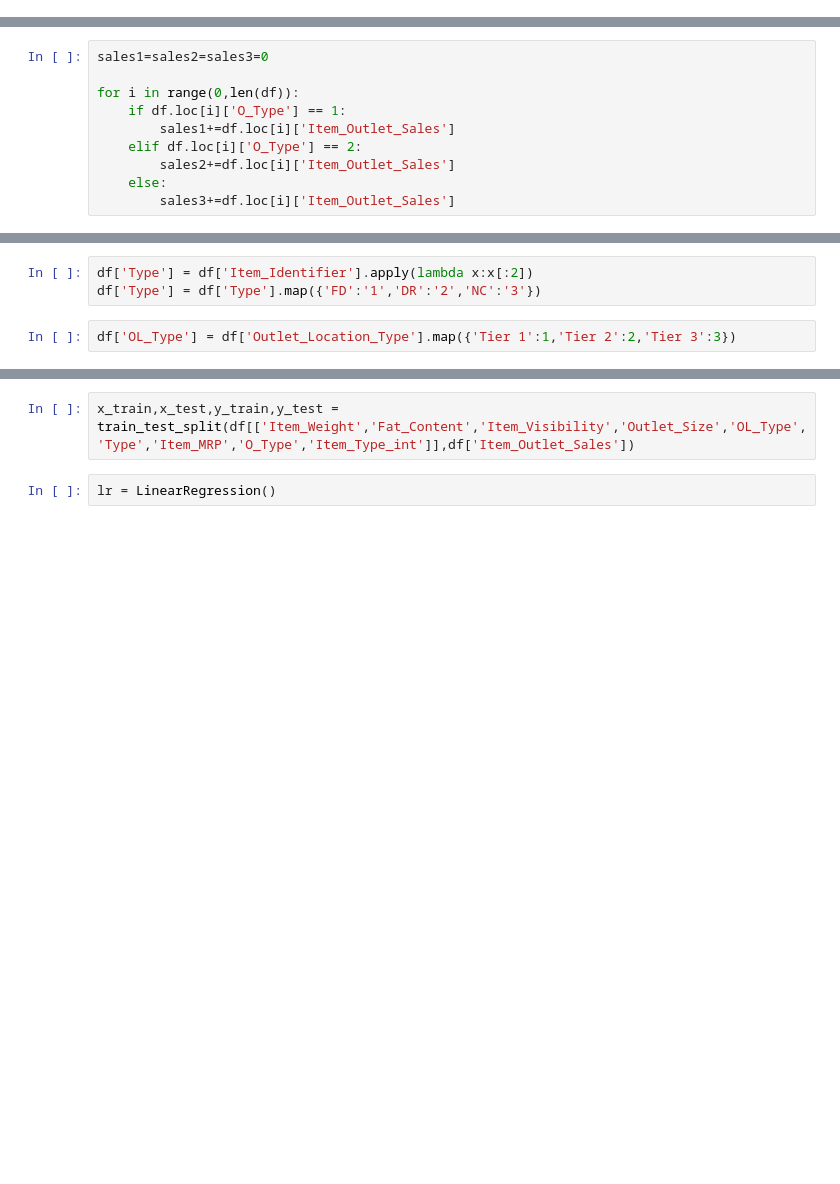
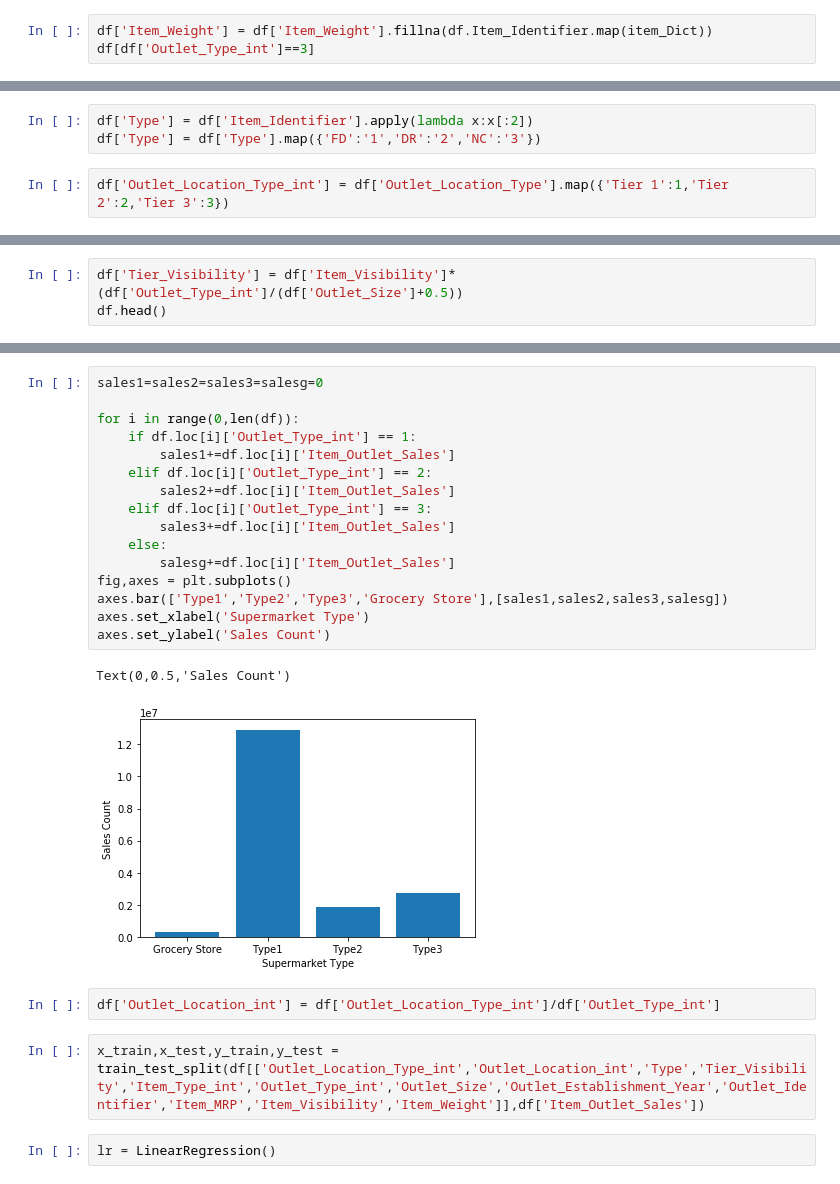
Before and after one commit to loksoni/MachineLearning, a Jupyter notebook: Big Mart/Big Mart.ipynb, the cells around one changed output, grey strips where cells are left out. Cells and saved outputs as stored; diff of their text form; blank space fills up the shorter version.

```diff
--- a/Big Mart/Big Mart.ipynb
+++ b/Big Mart/Big Mart.ipynb
@@ -99,0 +132,3 @@ nan
+# %%
+df['Item_Weight'] = df['Item_Weight'].fillna(df.Item_Identifier.map(item_Dict))
+df[df['Outlet_Type_int']==3]
@@ -121,10 +179,0 @@ array([1., 2., 0.])
-# %%
-sales1=sales2=sales3=0
-
-for i in range(0,len(df)):
-    if df.loc[i]['O_Type'] == 1:
-        sales1+=df.loc[i]['Item_Outlet_Sales']
-    elif df.loc[i]['O_Type'] == 2:
-        sales2+=df.loc[i]['Item_Outlet_Sales']
-    else:
-        sales3+=df.loc[i]['Item_Outlet_Sales']
@@ -148,4 +185,4 @@ Text(0,0.5,'Sales Count')
 df['Type'] = df['Item_Identifier'].apply(lambda x:x[:2])
 df['Type'] = df['Type'].map({'FD':'1','DR':'2','NC':'3'})
 # %%
-df['OL_Type'] = df['Outlet_Location_Type'].map({'Tier 1':1,'Tier 2':2,'Tier 3':3})
+df['Outlet_Location_Type_int'] = df['Outlet_Location_Type'].map({'Tier 1':1,'Tier 2':2,'Tier 3':3})
@@ -173,0 +189,3 @@ df.dropna(axis=0)
+# %%
+df['Tier_Visibility'] = df['Item_Visibility']*(df['Outlet_Type_int']/(df['Outlet_Size']+0.5))
+df.head()
@@ -174,5 +199,26 @@ df.dropna(axis=0)
+# %%
+sales1=sales2=sales3=salesg=0
+
+for i in range(0,len(df)):
+    if df.loc[i]['Outlet_Type_int'] == 1:
+        sales1+=df.loc[i]['Item_Outlet_Sales']
+    elif df.loc[i]['Outlet_Type_int'] == 2:
+        sales2+=df.loc[i]['Item_Outlet_Sales']
+    elif df.loc[i]['Outlet_Type_int'] == 3:
+        sales3+=df.loc[i]['Item_Outlet_Sales']
+    else:
+        salesg+=df.loc[i]['Item_Outlet_Sales']
+fig,axes = plt.subplots()
+axes.bar(['Type1','Type2','Type3','Grocery Store'],[sales1,sales2,sales3,salesg])
+axes.set_xlabel('Supermarket Type')
+axes.set_ylabel('Sales Count')
+# %% [output]
+Text(0,0.5,'Sales Count')
+[figure, added]
+# %%
+df['Outlet_Location_int'] = df['Outlet_Location_Type_int']/df['Outlet_Type_int']
 # %%
-x_train,x_test,y_train,y_test = train_test_split(df[['Item_Weight','Fat_Content','Item_Visibility','Outlet_Size','OL_Type','Type','Item_MRP','O_Type','Item_Type_int']],df['Item_Outlet_Sales'])
+x_train,x_test,y_train,y_test = train_test_split(df[['Outlet_Location_Type_int','Outlet_Location_int','Type','Tier_Visibility','Item_Type_int','Outlet_Type_int','Outlet_Size','Outlet_Establishment_Year','Outlet_Identifier','Item_MRP','Item_Visibility','Item_Weight']],df['Item_Outlet_Sales'])
 # %%
 lr = LinearRegression()
 # %%
```
Also changed, not shown: parts of 33 cells of this notebook.
